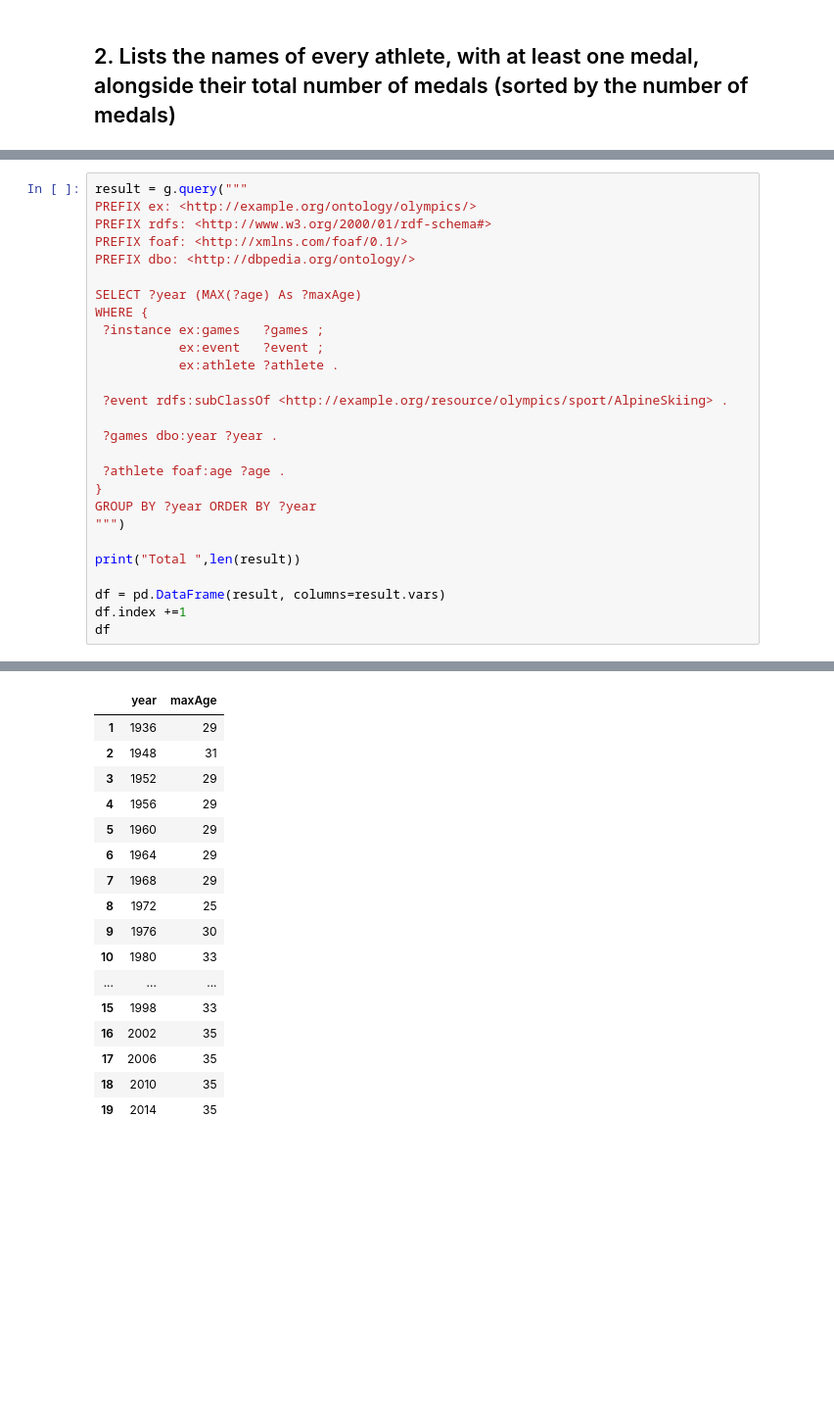
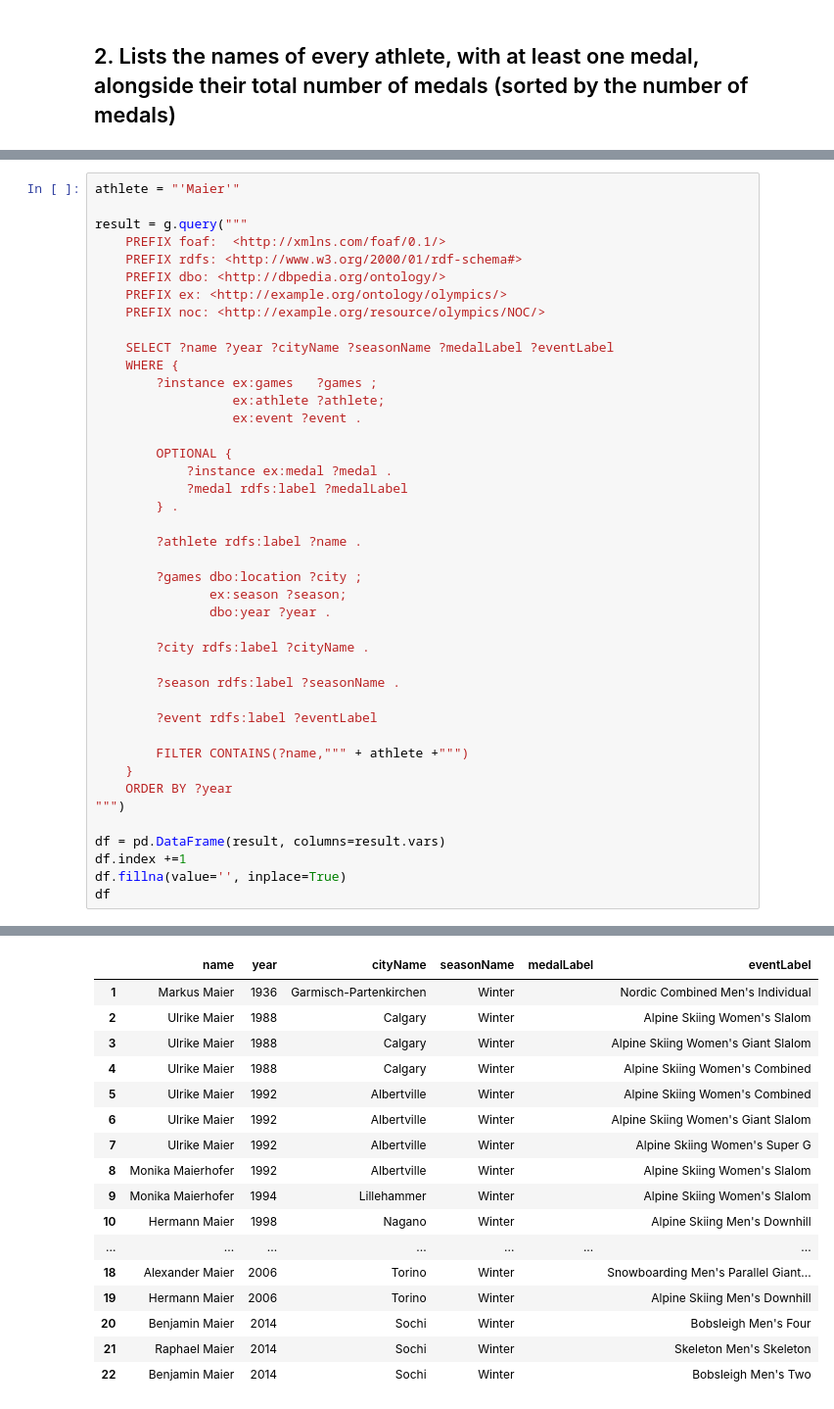
Before and after one commit to gunharth/120-years-of-Olympic-history, a Jupyter notebook: 02_Olympics.ipynb, the cells around one changed output, grey strips where cells are left out. Shown at 98% size. Drawn from its saved outputs; the diff is of its cells as text; blank space fills up the shorter version.

```diff
--- a/02_Olympics.ipynb
+++ b/02_Olympics.ipynb
@@ -156,28 +164,43 @@ Total  237
 # %%
+athlete = "'Maier'"
+
 result = g.query("""
-PREFIX ex: <http://example.org/ontology/olympics/>
-PREFIX rdfs: <http://www.w3.org/2000/01/rdf-schema#>
-PREFIX foaf: <http://xmlns.com/foaf/0.1/>
-PREFIX dbo: <http://dbpedia.org/ontology/>
+    PREFIX foaf:  <http://xmlns.com/foaf/0.1/>
+    PREFIX rdfs: <http://www.w3.org/2000/01/rdf-schema#>
+    PREFIX dbo: <http://dbpedia.org/ontology/>
+    PREFIX ex: <http://example.org/ontology/olympics/>
+    PREFIX noc: <http://example.org/resource/olympics/NOC/>
 
-SELECT ?year (MAX(?age) As ?maxAge)
-WHERE {
- ?instance ex:games   ?games ;
-           ex:event   ?event ;
-           ex:athlete ?athlete .
+    SELECT ?name ?year ?cityName ?seasonName ?medalLabel ?eventLabel
+    WHERE {
+        ?instance ex:games   ?games ;
+                  ex:athlete ?athlete;
+                  ex:event ?event .
 
- ?event rdfs:subClassOf <http://example.org/resource/olympics/sport/AlpineSkiing> .
+        OPTIONAL {
+            ?instance ex:medal ?medal .
+            ?medal rdfs:label ?medalLabel
+        } .
 
- ?games dbo:year ?year .
+        ?athlete rdfs:label ?name .
 
- ?athlete foaf:age ?age .
-}
-GROUP BY ?year ORDER BY ?year
+        ?games dbo:location ?city ;
+               ex:season ?season;
+               dbo:year ?year .
+
+        ?city rdfs:label ?cityName .
+
+        ?season rdfs:label ?seasonName .
+
+        ?event rdfs:label ?eventLabel
+
+        FILTER CONTAINS(?name,""" + athlete +""")
+    }
+    ORDER BY ?year
 """)
-
-print("Total ",len(result))
 
 df = pd.DataFrame(result, columns=result.vars)
 df.index +=1
+df.fillna(value='', inplace=True)
 df
 # %% [output]
@@ -185,17 +207,17 @@ Total  19
-|  | year | maxAge |
-| 1 | 1936 | 29 |
-| 2 | 1948 | 31 |
-| 3 | 1952 | 29 |
-| 4 | 1956 | 29 |
-| 5 | 1960 | 29 |
-| 6 | 1964 | 29 |
-| 7 | 1968 | 29 |
-| 8 | 1972 | 25 |
-| 9 | 1976 | 30 |
-| 10 | 1980 | 33 |
-| ... | ... | ... |
-| 15 | 1998 | 33 |
-| 16 | 2002 | 35 |
-| 17 | 2006 | 35 |
-| 18 | 2010 | 35 |
-| 19 | 2014 | 35 |
+|  | name | year | cityName | seasonName | medalLabel | eventLabel |
+| 1 | Markus Maier | 1936 | Garmisch-Partenkirchen | Winter |  | Nordic Combined Men's Individual |
+| 2 | Ulrike Maier | 1988 | Calgary | Winter |  | Alpine Skiing Women's Slalom |
+| 3 | Ulrike Maier | 1988 | Calgary | Winter |  | Alpine Skiing Women's Giant Slalom |
+| 4 | Ulrike Maier | 1988 | Calgary | Winter |  | Alpine Skiing Women's Combined |
+| 5 | Ulrike Maier | 1992 | Albertville | Winter |  | Alpine Skiing Women's Combined |
+| 6 | Ulrike Maier | 1992 | Albertville | Winter |  | Alpine Skiing Women's Giant Slalom |
+| 7 | Ulrike Maier | 1992 | Albertville | Winter |  | Alpine Skiing Women's Super G |
+| 8 | Monika Maierhofer | 1992 | Albertville | Winter |  | Alpine Skiing Women's Slalom |
+| 9 | Monika Maierhofer | 1994 | Lillehammer | Winter |  | Alpine Skiing Women's Slalom |
+| 10 | Hermann Maier | 1998 | Nagano | Winter |  | Alpine Skiing Men's Downhill |
+| ... | ... | ... | ... | ... | ... | ... |
+| 18 | Alexander Maier | 2006 | Torino | Winter |  | Snowboarding Men's Parallel Giant... |
+| 19 | Hermann Maier | 2006 | Torino | Winter |  | Alpine Skiing Men's Downhill |
+| 20 | Benjamin Maier | 2014 | Sochi | Winter |  | Bobsleigh Men's Four |
+| 21 | Raphael Maier | 2014 | Sochi | Winter |  | Skeleton Men's Skeleton |
+| 22 | Benjamin Maier | 2014 | Sochi | Winter |  | Bobsleigh Men's Two |
```
Also changed, not shown: parts of 6 cells of this notebook.
